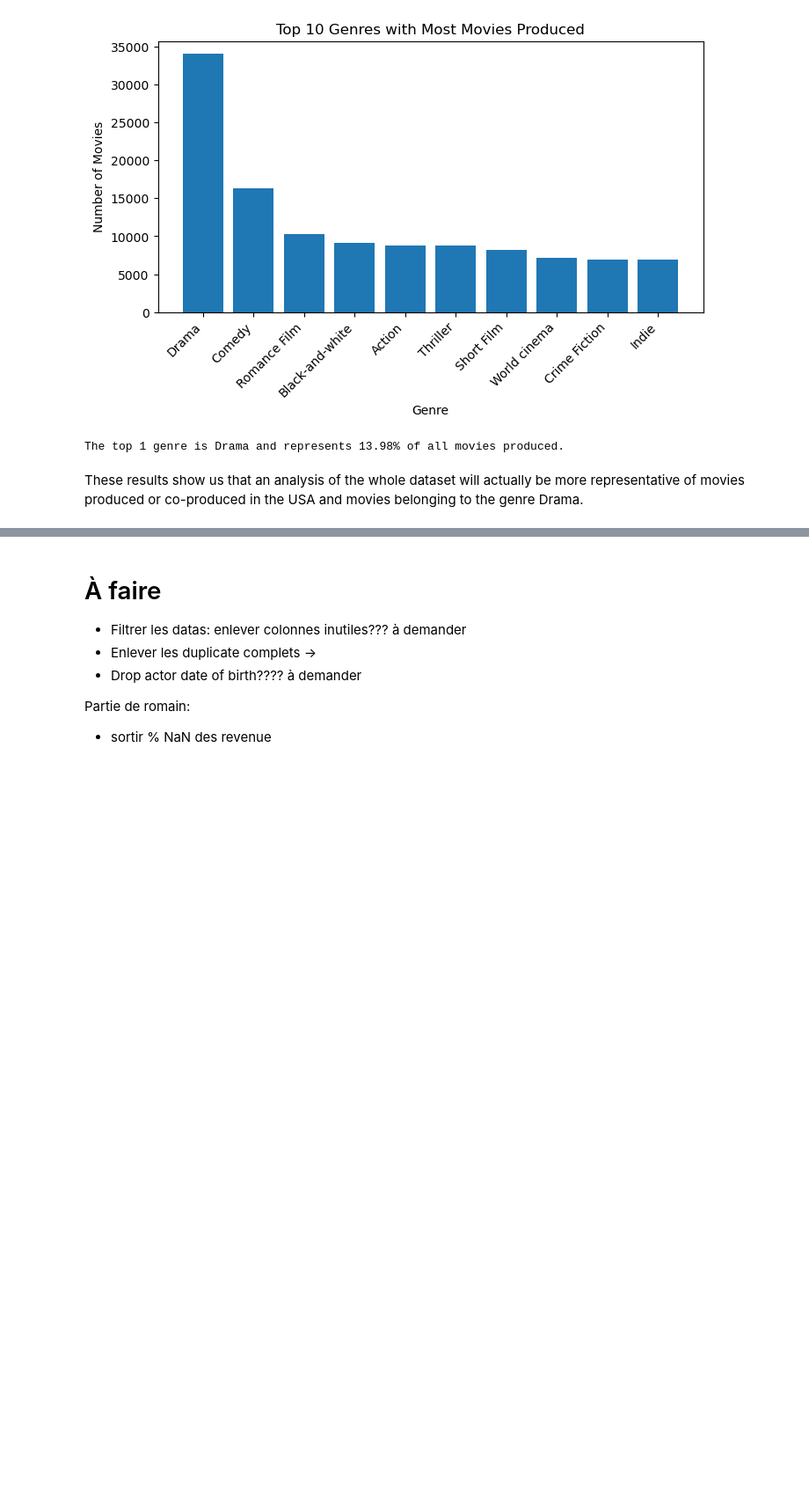
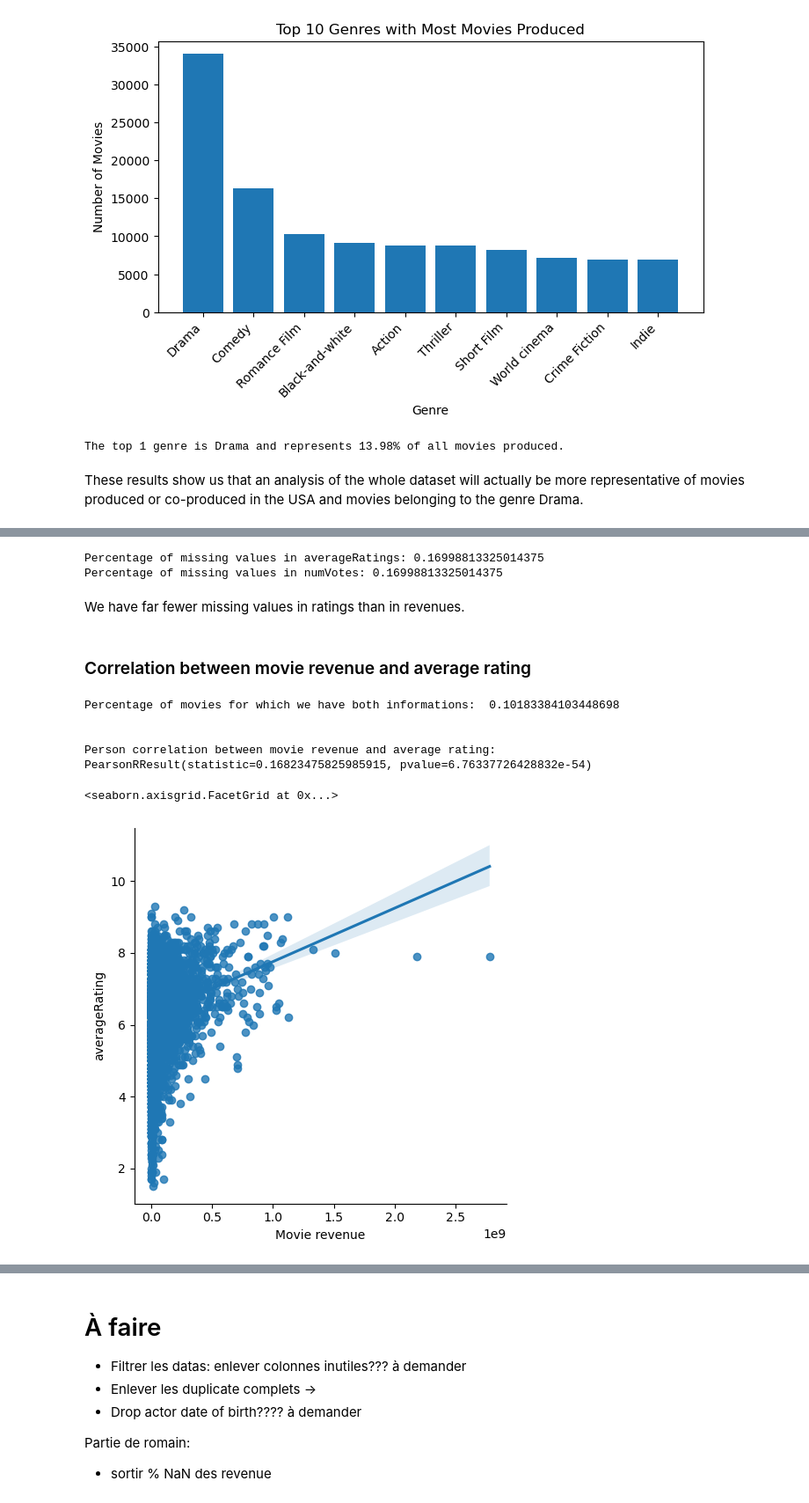
Before and after one commit to epfl-ada/ada-2023-project-workingteam2023, a Jupyter notebook: exploration/main.ipynb, the cells around one changed output, grey strips where cells are left out. Shown at 88% size. Saved outputs shown, nothing was run; the diff lists cells and outputs as text; code cells hidden in the pictures; blank space fills up the shorter version.

```diff
--- a/exploration/main.ipynb
+++ b/exploration/main.ipynb
@@ -436,0 +459,2 @@ These results show us that an analysis of the whole dataset will actually be mor
+# %%
+movie_ratings = pd.read_csv('../data/title.ratings.tsv', sep='\t', header=0)
@@ -436,0 +504,9 @@ These results show us that an analysis of the whole dataset will actually be mor
+# %%
+# Create the table
+link_id = link_tconst_freebaseID()
+
+# Drop duplicates
+link_id = link_id.drop_duplicates(subset=['tconst'])
+link_id = link_id.drop_duplicates(subset=['Freebase movie ID'])
+
+link_id.head()
@@ -436,0 +522,4 @@ These results show us that an analysis of the whole dataset will actually be mor
+# %%
+# Add freebase ID to movie_ratings
+movie_ratings = pd.merge(movie_ratings, link_id, on='tconst', how='left')
+movie_ratings.head()
@@ -436,0 +533,4 @@ These results show us that an analysis of the whole dataset will actually be mor
+# %%
+# Merge all_movies and movie_ratings
+all_movies = pd.merge(all_movies, movie_ratings, on='Freebase movie ID', how='left')
+all_movies.head()
@@ -436,0 +544,30 @@ These results show us that an analysis of the whole dataset will actually be mor
+# %%
+# Percentage of missing values in the columns averageRatings and num votes
+print('Percentage of missing values in averageRatings:', all_movies['averageRating'].isnull().sum() / len(all_movies))
+print('Percentage of missing values in numVotes:', all_movies['numVotes'].isnull().sum() / len(all_movies))
+# %% [output]
+Percentage of missing values in averageRatings: 0.16998813325014375
+Percentage of missing values in numVotes: 0.16998813325014375
+# %% [markdown]
+We have far fewer missing values in ratings than in revenues.
+# %% [markdown]
+### Correlation between movie revenue and average rating
+# %%
+# Keep movies for which we have both informations
+df1 = all_movies.dropna(subset=['Movie revenue', 'averageRating'])
+
+# What percentage of the whole dataset does it represent
+print("Percentage of movies for which we have both informations: ", len(df1) / len(all_movies), '\n', '\n')
+
+# Pearson correlation between the movie revenue and the average rating
+print("Person correlation between movie revenue and average rating: ", stats.pearsonr(df1['Movie revenue'], df1['averageRating']), '\n', '\n')
+
+# Plot the correlation between the movie revenue and the average rating
+sns.lmplot(x='Movie revenue', y='averageRating', data=df1)
+# %% [output]
+Percentage of movies for which we have both informations:  0.10183384103448698
+
+
+Person correlation between movie revenue and average rating:  PearsonRResult(statistic=0.16823475825985915, pvalue=6.76337726428832e-54)
+<seaborn.axisgrid.FacetGrid at 0x...>
+[figure, added]
```
Also changed, not shown: parts of 21 cells of this notebook, 3 other files.
